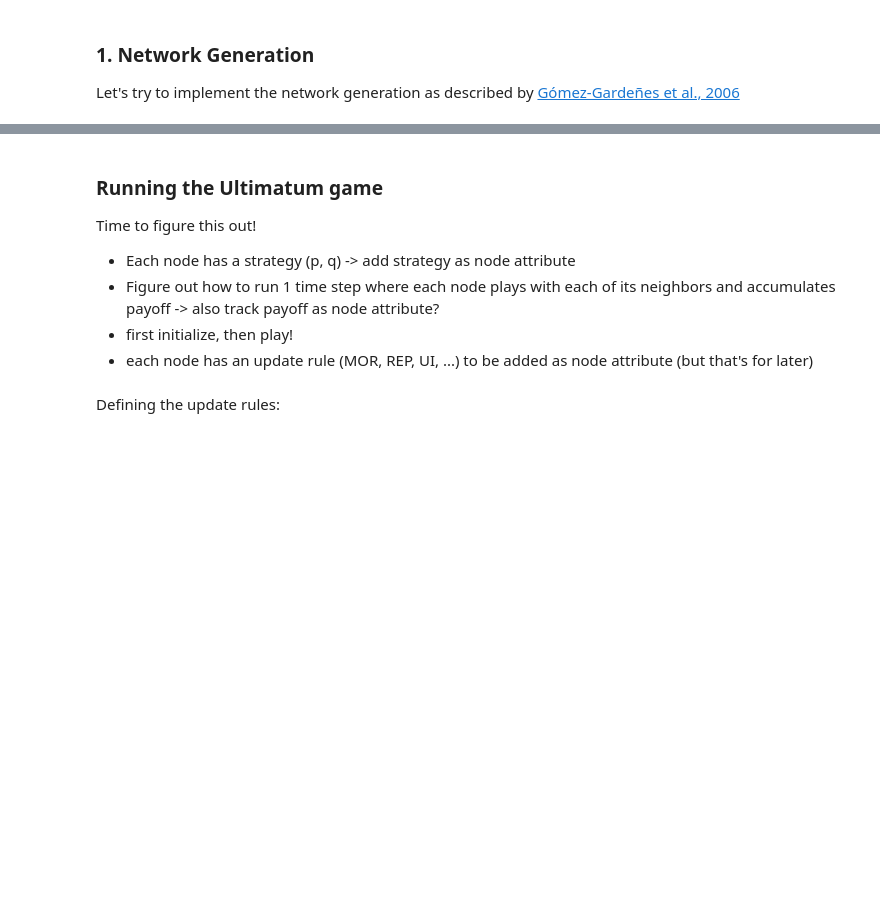
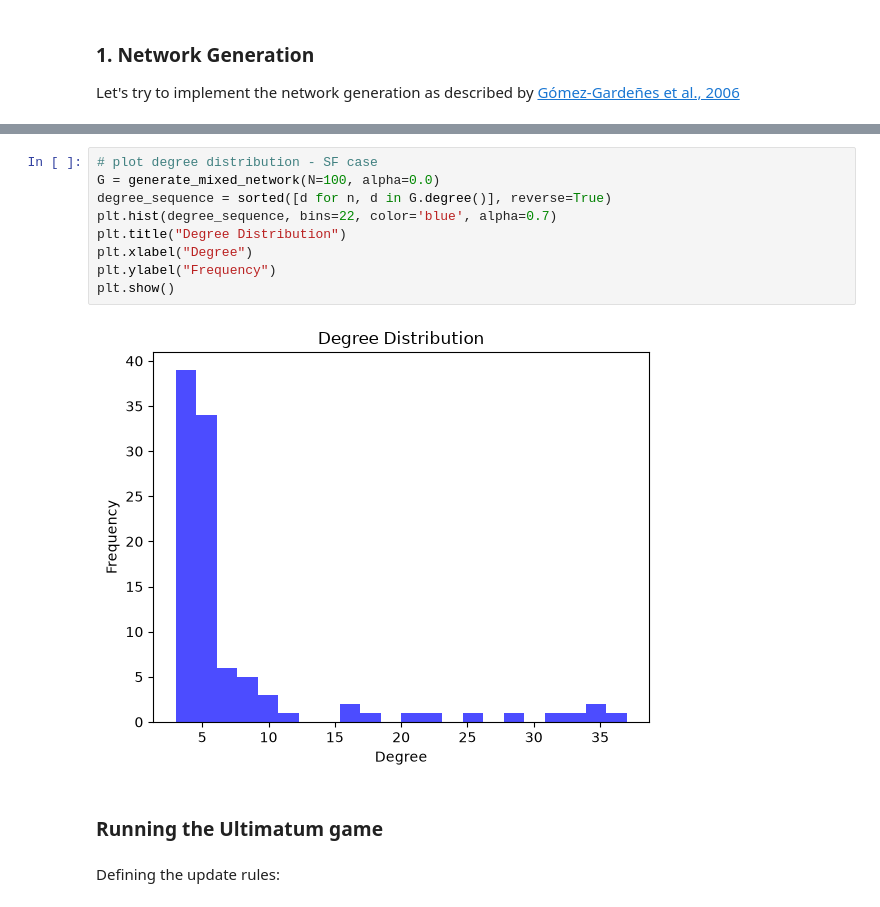
Before and after one commit to lm-schulze/PoCN_project, a Jupyter notebook: code/project_34/GT_playground.ipynb, the cells around one changed output, grey strips where cells are left out. Saved outputs shown, nothing was run; the diff lists cells and outputs as text; blank space fills up the shorter version.

```diff
--- a/code/project_34/GT_playground.ipynb
+++ b/code/project_34/GT_playground.ipynb
@@ -78,10 +87,16 @@ plt.show()
+# %%
+# plot degree distribution - SF case
+G = generate_mixed_network(N=100, alpha=0.0)
+degree_sequence = sorted([d for n, d in G.degree()], reverse=True)
+plt.hist(degree_sequence, bins=22, color='blue', alpha=0.7)
+plt.title("Degree Distribution")
+plt.xlabel("Degree")
+plt.ylabel("Frequency")
+plt.show()
+# %% [output]
+[figure, added]
 # %% [markdown]
 ### Running the Ultimatum game
-Time to figure this out!
-- Each node has a strategy (p, q) -> add strategy as node attribute
-- Figure out how to run 1 time step where each node plays with each of its neighbors and accumulates payoff -> also track payoff as node attribute?
-- first initialize, then play!
-- each node has an update rule (MOR, REP, UI, ...) to be added as node attribute (but that's for later)
 # %% [markdown]
 Defining the update rules:
 # %%
```
Also changed, not shown: parts of 14 cells of this notebook.
